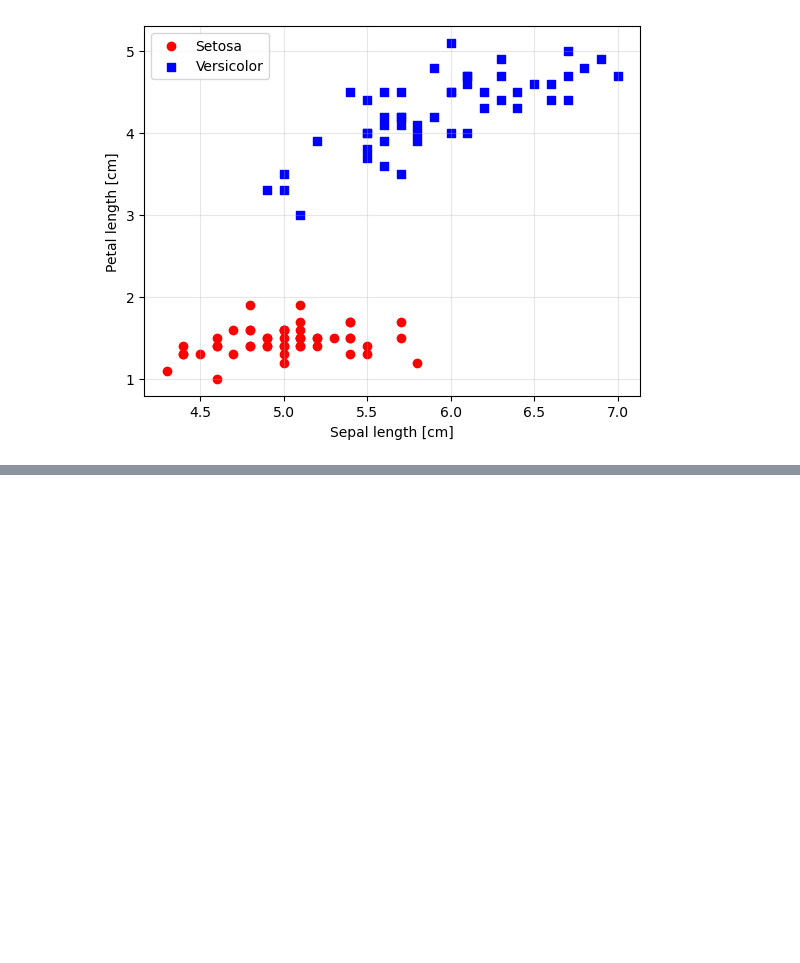
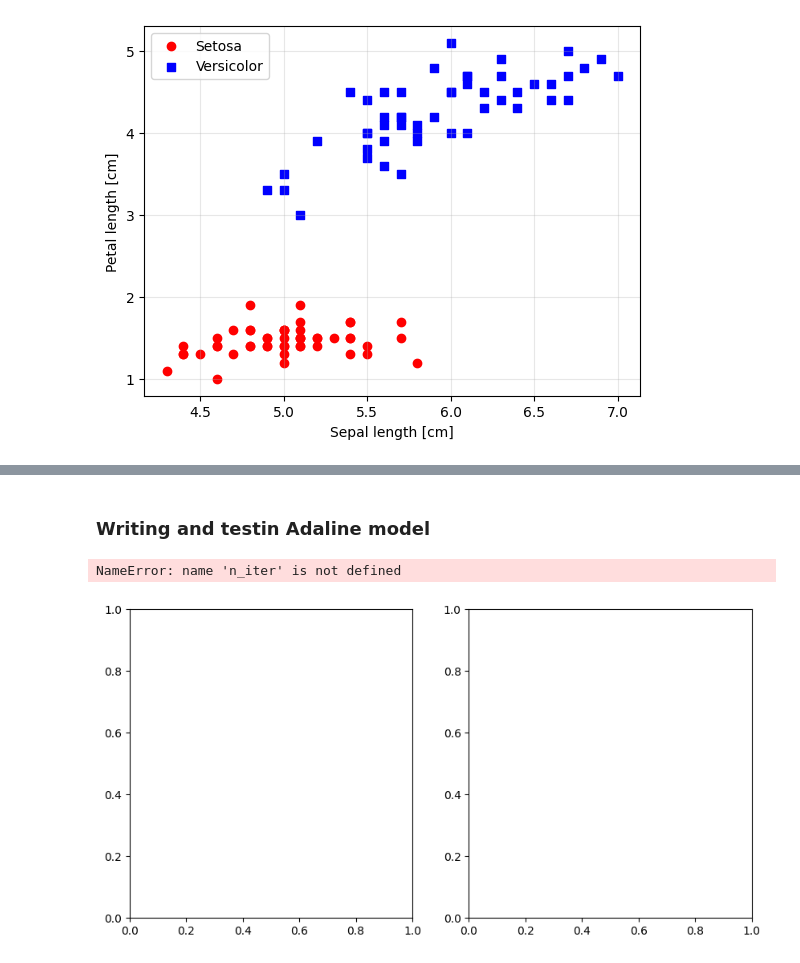
Before and after one commit to yessend/ml_ai_projects, a Jupyter notebook: perceptron/src/perceptron_test.ipynb, the cells around one changed output, grey strips where cells are left out. Saved outputs shown, nothing was run; the diff lists cells and outputs as text; code cells hidden in the pictures; blank space fills up the shorter version.

Commit message:
Started testing Adaline

```diff
--- a/perceptron/src/perceptron_test.ipynb
+++ b/perceptron/src/perceptron_test.ipynb
@@ -19,0 +74,42 @@ plt.show()
+# %% [markdown]
+### Writing and testin Adaline model
+# %%
+from adalinegd import AdalineGD
+
+fig, ax = plt.subplots(1, 2, figsize = (10, 5))
+
+eta = [1, 0.0001]
+
+ada1 = AdalineGD(eta = eta[0], n_iter = 30)
+ada1.fit(X, y)
+
+ada2 = AdalineGD(eta = eta[1], n_iter = 30)
+ada2.fit(X, y)
+
+ax[0].plot(
+    range(1, len(ada1.resid_) + 1),
+    ada1.resid_,
+    marker = "o",
+    label = f"Ada1, eta = {ada1.eta}",
+    color = "r"
+    )
+ax[0].set_title("Ada1 errors over epochs")
+ax[0].set_xlabel("Residuals")
+ax[0].set_ylabel("epochs")
+
+ax[1].plot(
+    range(1, len(ada2.resid_) + 1),
+    ada2.resid_,
+    marker = "o",
+    label = f"Ada2, eta = {ada2.eta}",
+    color = "r"
+    )
+ax[1].set_title("Ada2 errors over epochs")
+ax[1].set_xlabel("Residuals")
+ax[1].set_ylabel("epochs")
+
+plt.tight_layout()
+plt.show()
+# %% [output]
+NameError: name 'n_iter' is not defined
+[figure, added]
```
Also changed, not shown: parts of 4 cells of this notebook.
